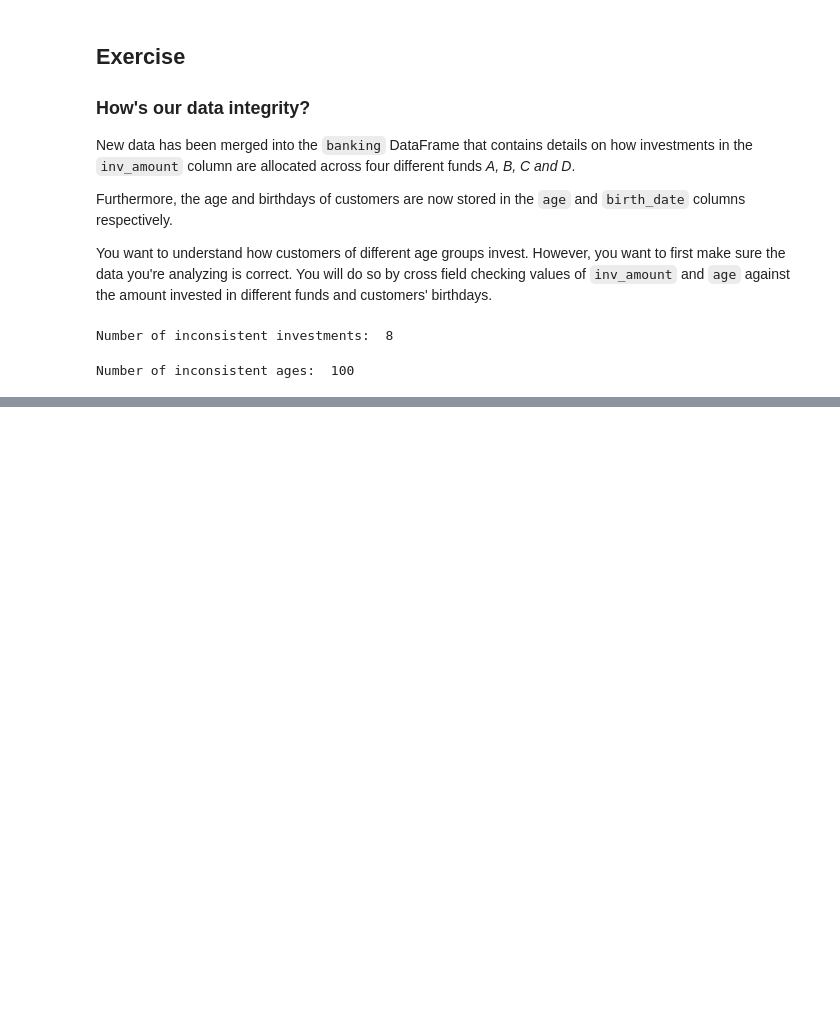
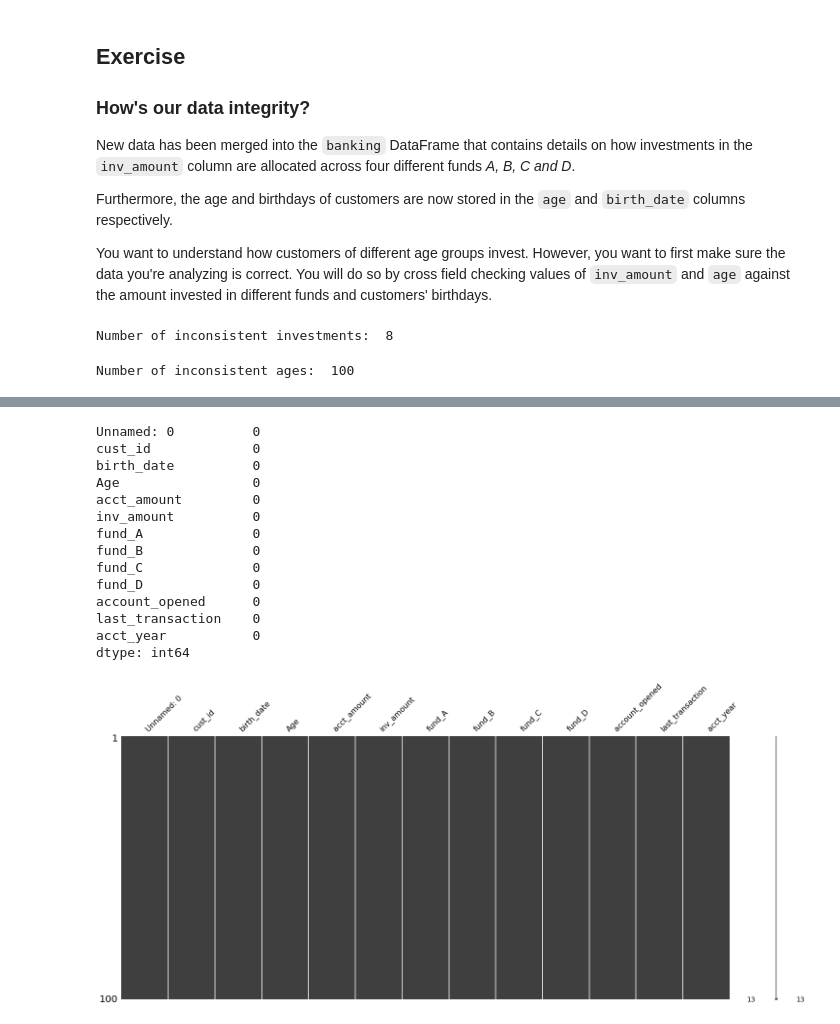
Before and after one commit to SketchQ/DataCamp_DataScience_Track, a Jupyter notebook: 13_Cleaning_Data_in_Python/Chapter_3_Advanced_data_problems.ipynb, the cells around one changed output, grey strips where cells are left out. Drawn from its saved outputs; the diff is of its cells as text; code cells hidden in the pictures; blank space fills up the shorter version.

```diff
--- a/13_Cleaning_Data_in_Python/Chapter_3_Advanced_data_problems.ipynb
+++ b/13_Cleaning_Data_in_Python/Chapter_3_Advanced_data_problems.ipynb
@@ -327,0 +476,29 @@ Number of inconsistent ages:  100
+# %%
+# Import packages
+import matplotlib.pyplot as plt
+import missingno as msno
+import pandas as pd
+
+
+# Print number of missing values in banking
+print(banking.isna().sum())
+
+# Visualize missingness matrix
+msno.matrix(banking)
+plt.show()
+# %% [output]
+Unnamed: 0          0
+cust_id             0
+birth_date          0
+Age                 0
+acct_amount         0
+inv_amount          0
+fund_A              0
+fund_B              0
+fund_C              0
+fund_D              0
+account_opened      0
+last_transaction    0
+acct_year           0
+dtype: int64
+[figure, added]
```
Also changed, not shown: parts of 5 cells of this notebook, 6 other files.
